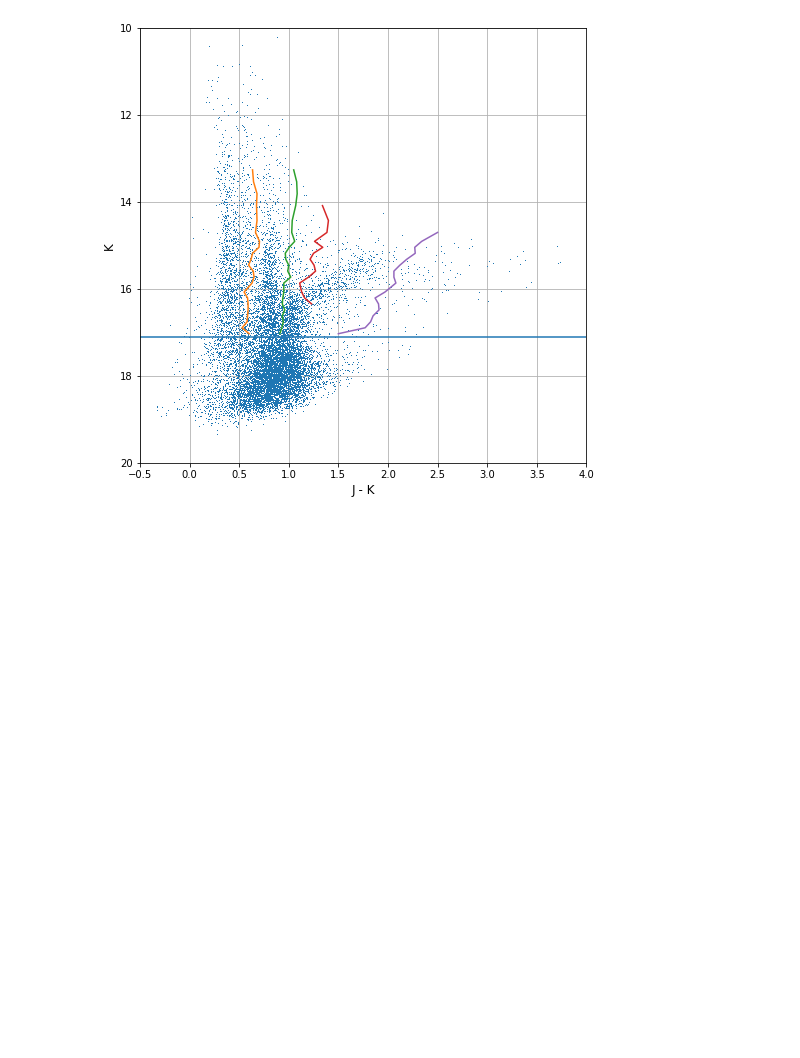
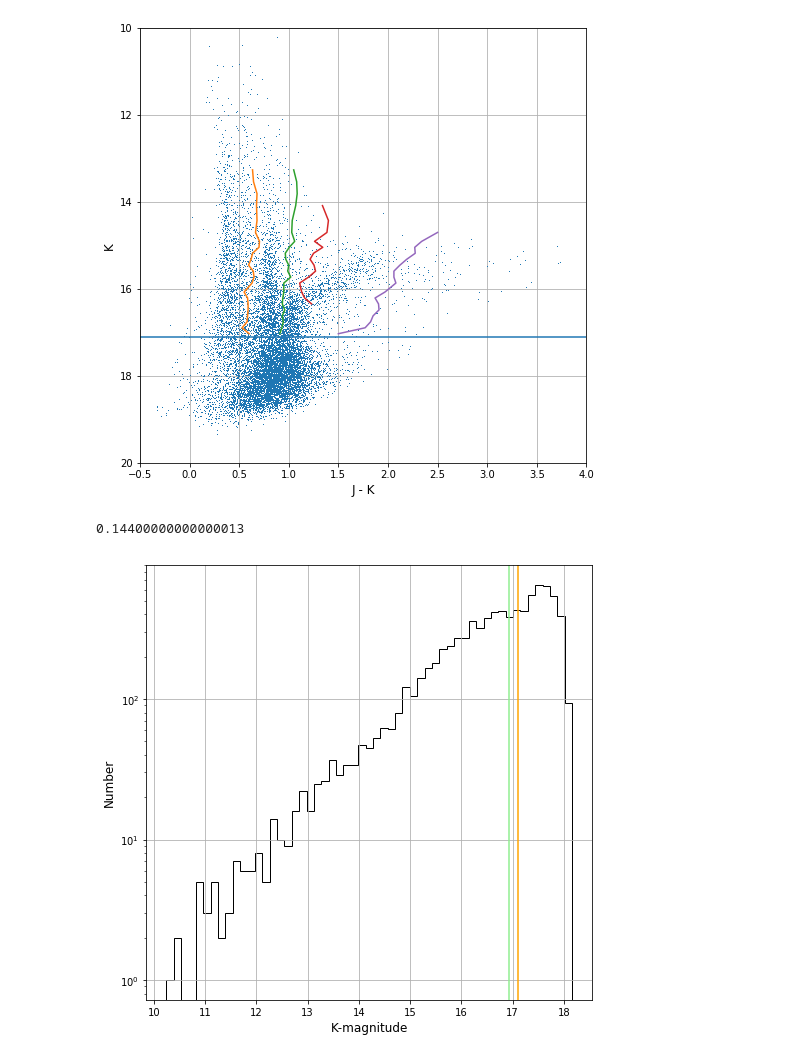
Before and after one commit to alechirschauer/NGC6822, a Jupyter notebook: Color-Cuts_K_vs_J-K_20Nov2018.ipynb, the cells around one changed output. Saved outputs shown, nothing was run; the diff lists cells and outputs as text; code cells hidden in the pictures; blank space fills up the shorter version.

```diff
--- a/Color-Cuts_K_vs_J-K_20Nov2018.ipynb
+++ b/Color-Cuts_K_vs_J-K_20Nov2018.ipynb
@@ -2560,2 +2561,55 @@ plt.close()
 # %% [output]
 [figure]
+# %%
+# 66
+
+# The above CMD shows roughly where the boundaries will be for segregating
+# the various populations we are looking to identify.
+#
+# Actually applying these cuts will be a little bit more difficult, but my
+# expectation is that I can fit these points to a low-order function
+# and define some boundary conditions and these values will be used as logic
+# statements to divide up the sample into the individual catalogs.
+#
+# Sundar Srinivasan had a good idea to determine where exactly the TRGB value
+# is, rather than simply applying the Sibbons+ (2012) value of K_s = 17.1
+# to our data, but instead trying the same histogram minima inflection point
+# strategy as I have done above.
+#
+# This seems like a good idea to me, as even by eye you can see that this
+# horizontal boundary will line up roughly with where we expected it to be
+# based on the K = K_s = 17.1 line above.
+#
+# To get started:
+
+# J-K
+# histogram (where phot_data.jMINUSk = 0.0 to 2.0 and Kmag = 10.0 to 20.0)
+#
+TRGBhist = low_error_jMINUSkDATA[(low_error_jMINUSkDATA.jMINUSk < 2.0)
+                       & (low_error_jMINUSkDATA.jMINUSk > 0.0)
+                      & (low_error_jMINUSkDATA.Kmag < 20.0)
+                      & (low_error_jMINUSkDATA.Kmag > 10.0)]
+
+# these are the vertical (K-band) bins
+#binwidth2 = 0.25
+binwidth2 = (stats.knuth_bin_width(TRGBhist.Kmag))
+bin_number2 = (max(TRGBhist.Kmag)+binwidth2)/binwidth2
+#
+print binwidth2
+#print bin_number2
+
+fig = plt.figure(figsize = (8,8))
+plt.hist(TRGBhist.Kmag, bins=np.arange(min(TRGBhist.Kmag), max(TRGBhist.Kmag) + binwidth2, binwidth2), histtype='step', color='black')
+plt.yscale('log', nonposy='clip')
+#plt.xlim(16.0, 18.0)
+#plt.ylim(100.0, 1000.0)
+plt.xlabel('K-magnitude', size=12)
+plt.ylabel('Number', size=12)
+plt.axvline(x=17.1, linewidth=1.5, color='orange') # Sibbons+ (2012) TRGB value
+plt.axvline(x=16.94, linewidth=1.5, color='lightgreen') # TRGB value determined from KDE below
+plt.grid(True)
+plt.show()
+plt.close()
+# %% [output]
+0.14400000000000013
+[figure, added]
```
Also changed, not shown: parts of 36 cells of this notebook.
